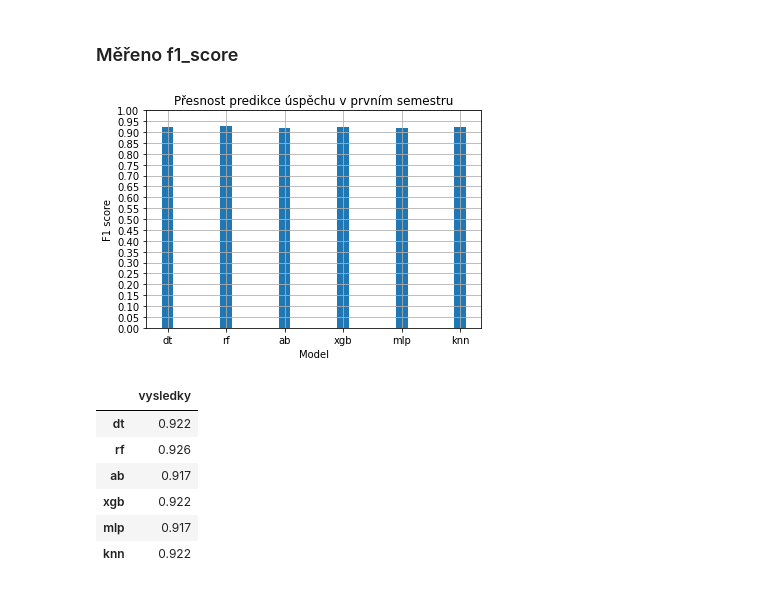
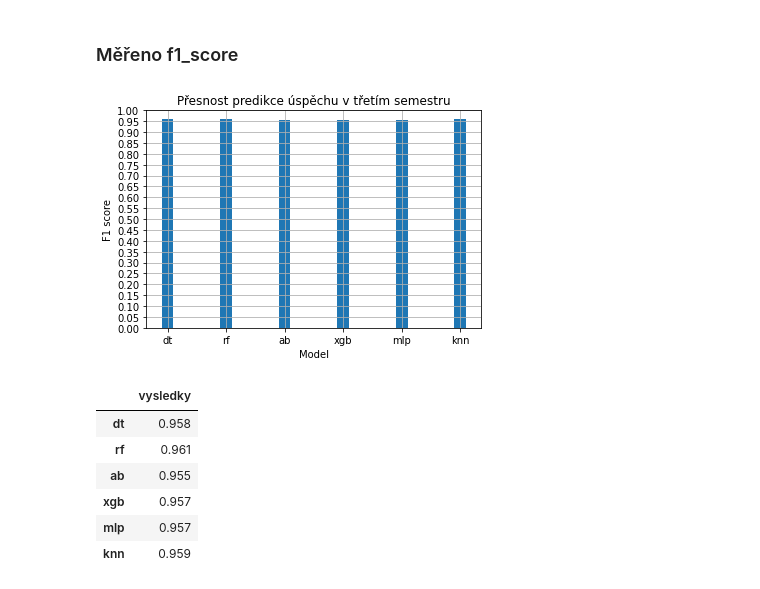
Before and after one commit to akapitanova/predikce_vykonu_studentu, a Jupyter notebook: Predikce_uspechu_semestr_3.ipynb, the cells around one changed output. Saved outputs shown, nothing was run; the diff lists cells and outputs as text; code cells hidden in the pictures.

Commit message:
upraveni predikce po semestrech

```diff
--- a/Predikce_uspechu_semestr_3.ipynb
+++ b/Predikce_uspechu_semestr_3.ipynb
@@ -541,36 +541,36 @@ results
 # %%
 results_f1 = pd.DataFrame(columns=['vysledky'], index=['dt', 'rf', 'ab', 'xgb', 'mlp', 'knn'])
 # %%
-results_f1.loc['dt', 'vysledky'] = round(metrics.accuracy_score(ytest, dt_f1.predict(Xtest)), 3)
-results_f1.loc['rf', 'vysledky'] = round(metrics.accuracy_score(ytest, rf_f1.predict(Xtest)), 3)
-results_f1.loc['ab', 'vysledky'] = round(metrics.accuracy_score(ytest, ab_f1.predict(Xtest)), 3)
-results_f1.loc['xgb', 'vysledky'] = round(metrics.accuracy_score(ytest, xgb_f1.predict(Xtest)), 3)
-results_f1.loc['mlp', 'vysledky'] = round(metrics.accuracy_score(ytest, mlp.predict(Xtest)), 3)
-results_f1.loc['knn', 'vysledky'] = round(metrics.accuracy_score(ytest, knn.predict(Xtest)), 3)
+results_f1.loc['dt', 'vysledky'] = round(metrics.f1_score(ytest, dt_f1.predict(Xtest)), 3)
+results_f1.loc['rf', 'vysledky'] = round(metrics.f1_score(ytest, rf_f1.predict(Xtest)), 3)
+results_f1.loc['ab', 'vysledky'] = round(metrics.f1_score(ytest, ab_f1.predict(Xtest)), 3)
+results_f1.loc['xgb', 'vysledky'] = round(metrics.f1_score(ytest, xgb_f1.predict(Xtest)), 3)
+results_f1.loc['mlp', 'vysledky'] = round(metrics.f1_score(ytest, mlp.predict(Xtest)), 3)
+results_f1.loc['knn', 'vysledky'] = round(metrics.f1_score(ytest, knn.predict(Xtest)), 3)
 # %%
 fig, ax = plt.subplots()
 width = 0.2
 ax.bar(results_f1.index, results_f1['vysledky'].values, width)
 
 ax.set_ylabel('F1 score')
 ax.set_xlabel('Model')
-ax.set_title('Přesnost predikce úspěchu v prvním semestru')
+ax.set_title('Přesnost predikce úspěchu v třetím semestru')
 
 ax.grid(True)
 y_values = np.arange(0.0, 1.05, 0.05)
 plt.ylim(ymin=0)
 plt.ylim(ymax=1)
 plt.yticks(y_values)
 plt.show()
 # %% [output]
-[figure, old version]
+[figure, new version]
 # %%
 results_f1
 # %% [output]
 |  | vysledky |
-| dt | 0.922 |
-| rf | 0.926 |
-| ab | 0.917 |
-| xgb | 0.922 |
-| mlp | 0.917 |
-| knn | 0.922 |
+| dt | 0.958 |
+| rf | 0.961 |
+| ab | 0.955 |
+| xgb | 0.957 |
+| mlp | 0.957 |
+| knn | 0.959 |
```
Also changed, not shown: parts of 8 cells of this notebook, 5 other files.
